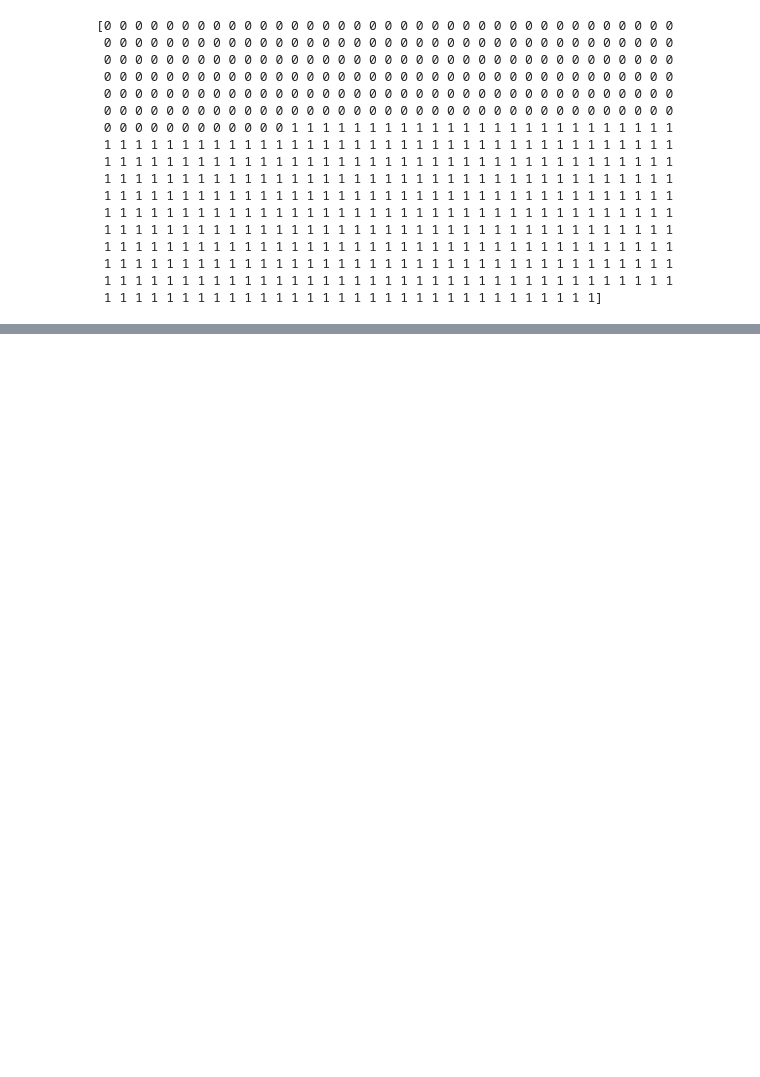
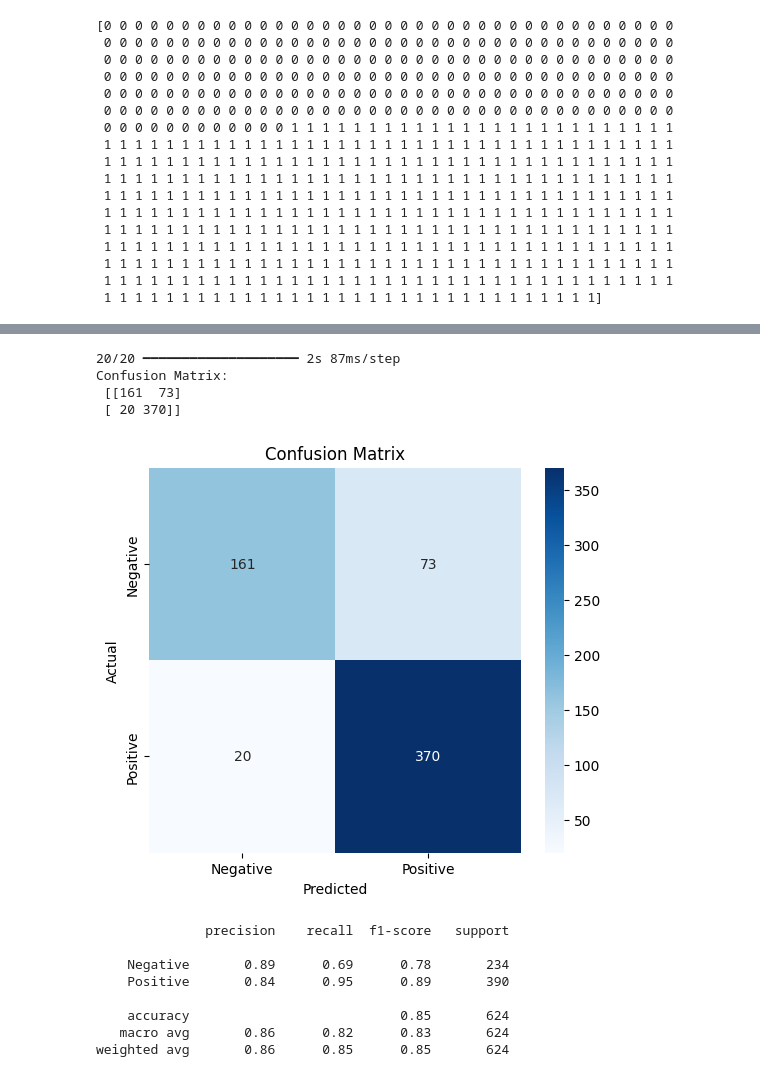
Before and after one commit to Pe789/Computer_vision, a Jupyter notebook: solution_pneumonia_1.ipynb, the cells around one changed output, grey strips where cells are left out. Cells and saved outputs as stored; diff of their text form; code cells hidden in the pictures; blank space fills up the shorter version.

```diff
--- a/solution_pneumonia_1.ipynb
+++ b/solution_pneumonia_1.ipynb
@@ -349,0 +349,33 @@ weighted avg       0.88      0.88      0.88       624
+# %%
+# Compute confusion matrix
+y_true = test_set.classes
+
+# Compute confusion matrix using evaluate()
+y_pred_eval = (cnn.predict(test_set) > 0.4).astype(int).flatten()
+cm = confusion_matrix(y_true, y_pred_eval)
+
+print("Confusion Matrix:\n", cm)
+
+# Plot confusion matrix
+plt.figure(figsize=(6,5))
+sns.heatmap(cm, annot=True, fmt='d', cmap='Blues', xticklabels=['Negative', 'Positive'], yticklabels=['Negative', 'Positive'])
+plt.xlabel('Predicted')
+plt.ylabel('Actual')
+plt.title('Confusion Matrix')
+plt.show()
+
+print(classification_report(y_true, y_pred_eval, target_names=['Negative', 'Positive']))
+# %% [output]
+20/20 ━━━━━━━━━━━━━━━━━━━━ 2s 87ms/step
+Confusion Matrix:
+ [[161  73]
+ [ 20 370]]
+[figure, added]
+              precision    recall  f1-score   support
+
+    Negative       0.89      0.69      0.78       234
+    Positive       0.84      0.95      0.89       390
+
+    accuracy                           0.85       624
+   macro avg       0.86      0.82      0.83       624
+weighted avg       0.86      0.85      0.85       624
```
Also changed, not shown: parts of 14 cells of this notebook, 2 other files.
